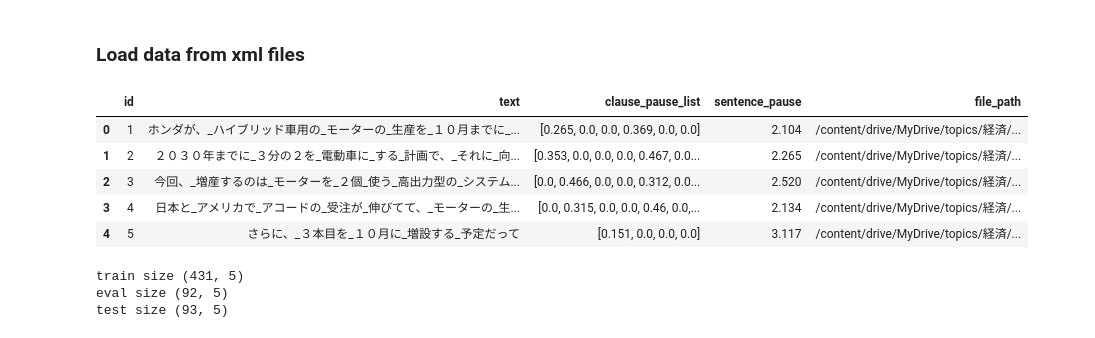
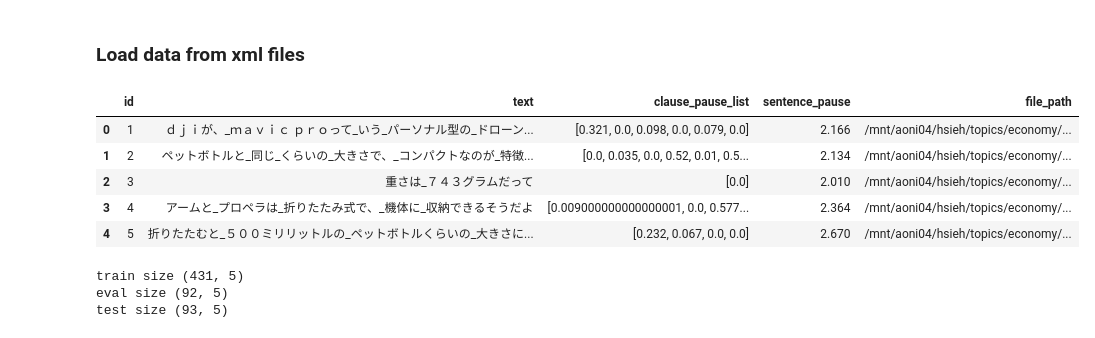
Before and after one commit to a42228a42228/duration-predictor, a Jupyter notebook: pause_predictor.ipynb, the cells around one changed output. Cells and saved outputs as stored; diff of their text form; code cells hidden in the pictures.

```diff
--- a/pause_predictor.ipynb
+++ b/pause_predictor.ipynb
@@ -106,27 +106,27 @@ def get_all_filepath(dir_path):
                 file_path.append(join(root, f))
     return file_path
 # %%
-# dir_path = "/mnt/aoni04/hsieh/topics/"
-dir_path = "/content/drive/MyDrive/topics/" # for google colab
+dir_path = "/mnt/aoni04/hsieh/topics/"
+# dir_path = "/content/drive/MyDrive/topics/" # for google colab
 xml_file_path = get_all_filepath(dir_path)
 
 # get all data
 id = 0
 all_data = []
 for xml_file in xml_file_path:
     id, data = get_data_from_xml(id, xml_file)
     all_data += data
 
 # show data
 df = pd.DataFrame(all_data)
 df.head()
 # %% [output]
 |  | id | text | clause_pause_list | sentence_pause | file_path |
-| 0 | 1 | ホンダが、_ハイブリッド車用の_モーターの_生産を_１０月までに_... | [0.265, 0.0, 0.0, 0.369, 0.0, 0.0] | 2.104 | /content/drive/MyDrive/topics/経済/... |
-| 1 | 2 | ２０３０年までに_３分の２を_電動車に_する_計画で、_それに_向... | [0.353, 0.0, 0.0, 0.0, 0.467, 0.0... | 2.265 | /content/drive/MyDrive/topics/経済/... |
-| 2 | 3 | 今回、_増産するのは_モーターを_２個_使う_高出力型の_システム... | [0.0, 0.466, 0.0, 0.0, 0.312, 0.0... | 2.520 | /content/drive/MyDrive/topics/経済/... |
-| 3 | 4 | 日本と_アメリカで_アコードの_受注が_伸びてて、_モーターの_生... | [0.0, 0.315, 0.0, 0.0, 0.46, 0.0,... | 2.134 | /content/drive/MyDrive/topics/経済/... |
-| 4 | 5 | さらに、_３本目を_１０月に_増設する_予定だって | [0.151, 0.0, 0.0, 0.0] | 3.117 | /content/drive/MyDrive/topics/経済/... |
+| 0 | 1 | ｄｊｉが、_ｍａｖｉｃ ｐｒｏって_いう_パーソナル型の_ドローン... | [0.321, 0.0, 0.098, 0.0, 0.079, 0.0] | 2.166 | /mnt/aoni04/hsieh/topics/economy/... |
+| 1 | 2 | ペットボトルと_同じ_くらいの_大きさで、_コンパクトなのが_特徴... | [0.0, 0.035, 0.0, 0.52, 0.01, 0.5... | 2.134 | /mnt/aoni04/hsieh/topics/economy/... |
+| 2 | 3 | 重さは_７４３グラムだって | [0.0] | 2.010 | /mnt/aoni04/hsieh/topics/economy/... |
+| 3 | 4 | アームと_プロペラは_折りたたみ式で、_機体に_収納できるそうだよ | [0.009000000000000001, 0.0, 0.577... | 2.364 | /mnt/aoni04/hsieh/topics/economy/... |
+| 4 | 5 | 折りたたむと_５００ミリリットルの_ペットボトルくらいの_大きさに... | [0.232, 0.067, 0.0, 0.0] | 2.670 | /mnt/aoni04/hsieh/topics/economy/... |
 # %%
 from sklearn.model_selection import train_test_split
 import random
```
Also changed, not shown: parts of 14 cells of this notebook.
